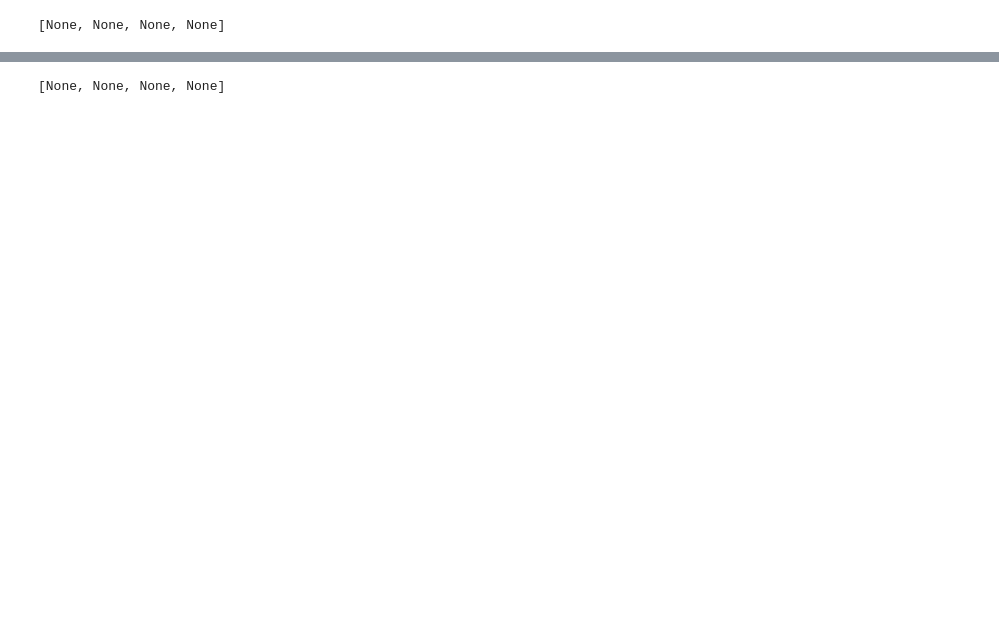
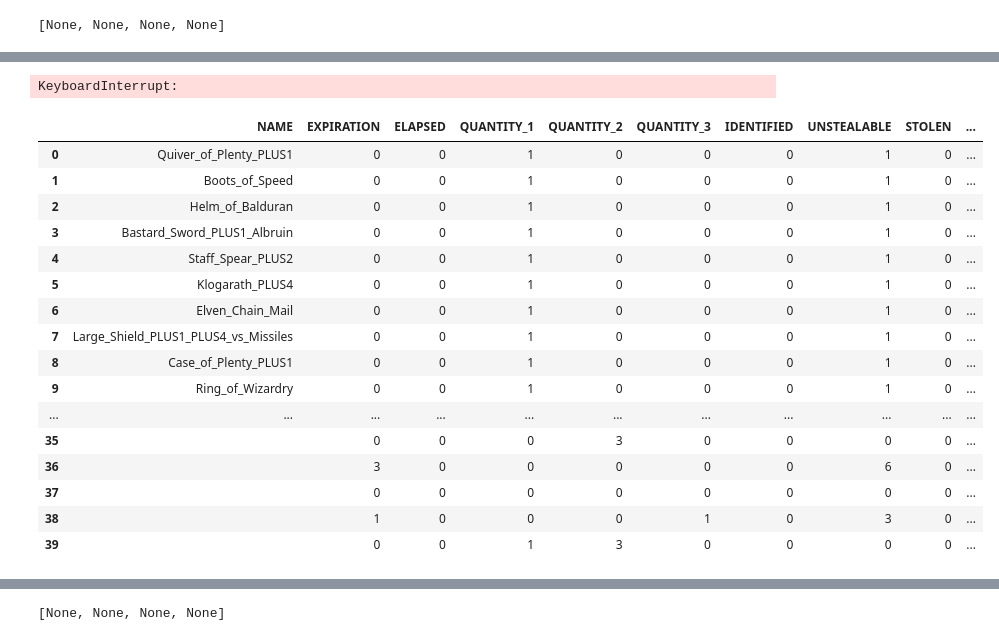
Before and after one commit to yzhcareer/BaldurGate-Save, a Jupyter notebook: CharEditor.ipynb, the cells around one changed output, grey strips where cells are left out. Drawn from its saved outputs; the diff is of its cells as text; code cells hidden in the pictures; blank space fills up the shorter version.

```diff
--- a/CharEditor.ipynb
+++ b/CharEditor.ipynb
@@ -1033,0 +1149,24 @@ a[3].addSpell(Spells.Magic_WIZARD)
+# %%
+a[0].spells
+# %% [output]
+KeyboardInterrupt:
+# %%
+a[1].items
+# %% [output]
+|  | NAME | EXPIRATION | ELAPSED | QUANTITY_1 | QUANTITY_2 | QUANTITY_3 | IDENTIFIED | UNSTEALABLE | STOLEN | ... |
+| 0 | Quiver_of_Plenty_PLUS1 | 0 | 0 | 1 | 0 | 0 | 0 | 1 | 0 | ... |
+| 1 | Boots_of_Speed | 0 | 0 | 1 | 0 | 0 | 0 | 1 | 0 | ... |
+| 2 | Helm_of_Balduran | 0 | 0 | 1 | 0 | 0 | 0 | 1 | 0 | ... |
+| 3 | Bastard_Sword_PLUS1_Albruin | 0 | 0 | 1 | 0 | 0 | 0 | 1 | 0 | ... |
+| 4 | Staff_Spear_PLUS2 | 0 | 0 | 1 | 0 | 0 | 0 | 1 | 0 | ... |
+| 5 | Klogarath_PLUS4 | 0 | 0 | 1 | 0 | 0 | 0 | 1 | 0 | ... |
+| 6 | Elven_Chain_Mail | 0 | 0 | 1 | 0 | 0 | 0 | 1 | 0 | ... |
+| 7 | Large_Shield_PLUS1_PLUS4_vs_Missiles | 0 | 0 | 1 | 0 | 0 | 0 | 1 | 0 | ... |
+| 8 | Case_of_Plenty_PLUS1 | 0 | 0 | 1 | 0 | 0 | 0 | 1 | 0 | ... |
+| 9 | Ring_of_Wizardry | 0 | 0 | 1 | 0 | 0 | 0 | 1 | 0 | ... |
+| ... | ... | ... | ... | ... | ... | ... | ... | ... | ... | ... |
+| 35 |  | 0 | 0 | 0 | 3 | 0 | 0 | 0 | 0 | ... |
+| 36 |  | 3 | 0 | 0 | 0 | 0 | 0 | 6 | 0 | ... |
+| 37 |  | 0 | 0 | 0 | 0 | 0 | 0 | 0 | 0 | ... |
+| 38 |  | 1 | 0 | 0 | 0 | 1 | 0 | 3 | 0 | ... |
+| 39 |  | 0 | 0 | 1 | 3 | 0 | 0 | 0 | 0 | ... |
```
Also changed, not shown: parts of 26 cells of this notebook, 5 other files.
